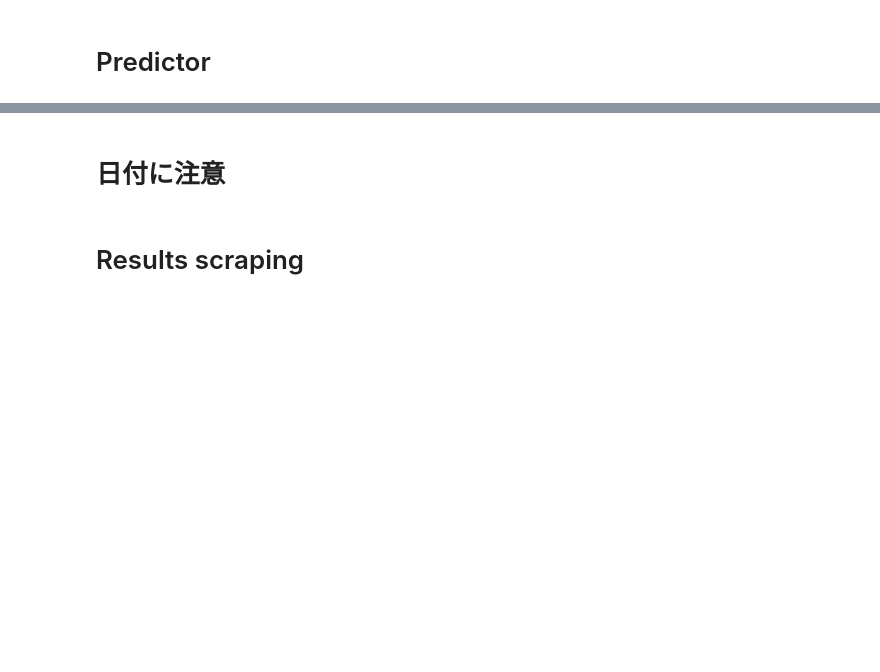
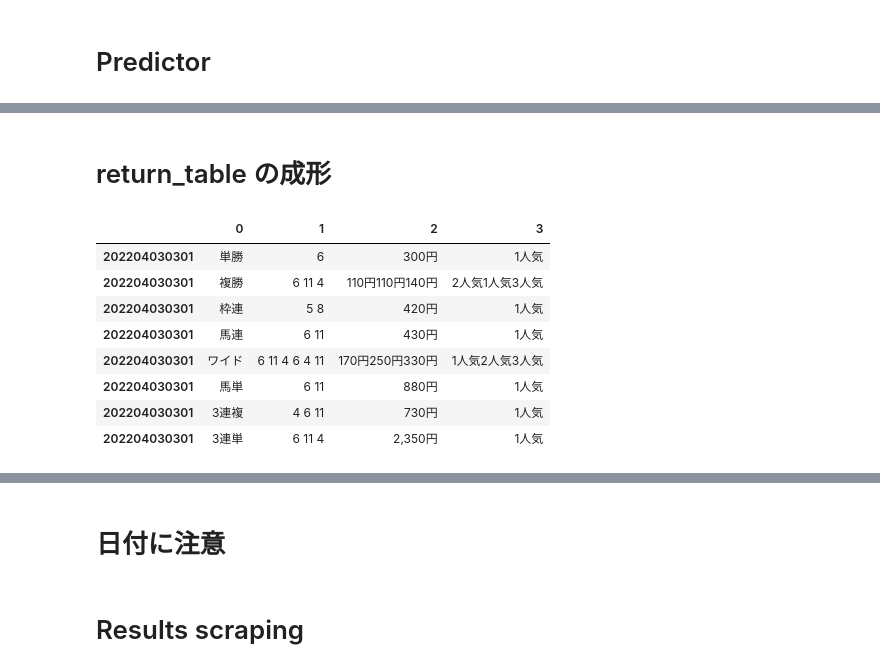
Before and after one commit to yodarjeering/horse, a Jupyter notebook: Rank.ipynb, the cells around one changed output, grey strips where cells are left out. Cells and saved outputs as stored; diff of their text form; code cells hidden in the pictures; blank space fills up the shorter version.

```diff
--- a/Rank.ipynb
+++ b/Rank.ipynb
@@ -572,0 +371,2 @@ pt.show_results_today()
+# %% [markdown]
+# return_table の成形
@@ -572,0 +385,15 @@ pt.show_results_today()
+# %%
+sl.return_tables
+race_id = '202204030301'
+return_table = sl.return_tables.loc[race_id]
+# return_table を成形する関数ほしい
+# %% [output]
+|  | 0 | 1 | 2 | 3 |
+| 202204030301 | 単勝 | 6 | 300円 | 1人気 |
+| 202204030301 | 複勝 | 6 11 4 | 110円110円140円 | 2人気1人気3人気 |
+| 202204030301 | 枠連 | 5 8 | 420円 | 1人気 |
+| 202204030301 | 馬連 | 6 11 | 430円 | 1人気 |
+| 202204030301 | ワイド | 6 11 4 6 4 11 | 170円250円330円 | 1人気2人気3人気 |
+| 202204030301 | 馬単 | 6 11 | 880円 | 1人気 |
+| 202204030301 | 3連複 | 4 6 11 | 730円 | 1人気 |
+| 202204030301 | 3連単 | 6 11 4 | 2,350円 | 1人気 |
```
Also changed, not shown: parts of 53 cells of this notebook, 3 other files.
